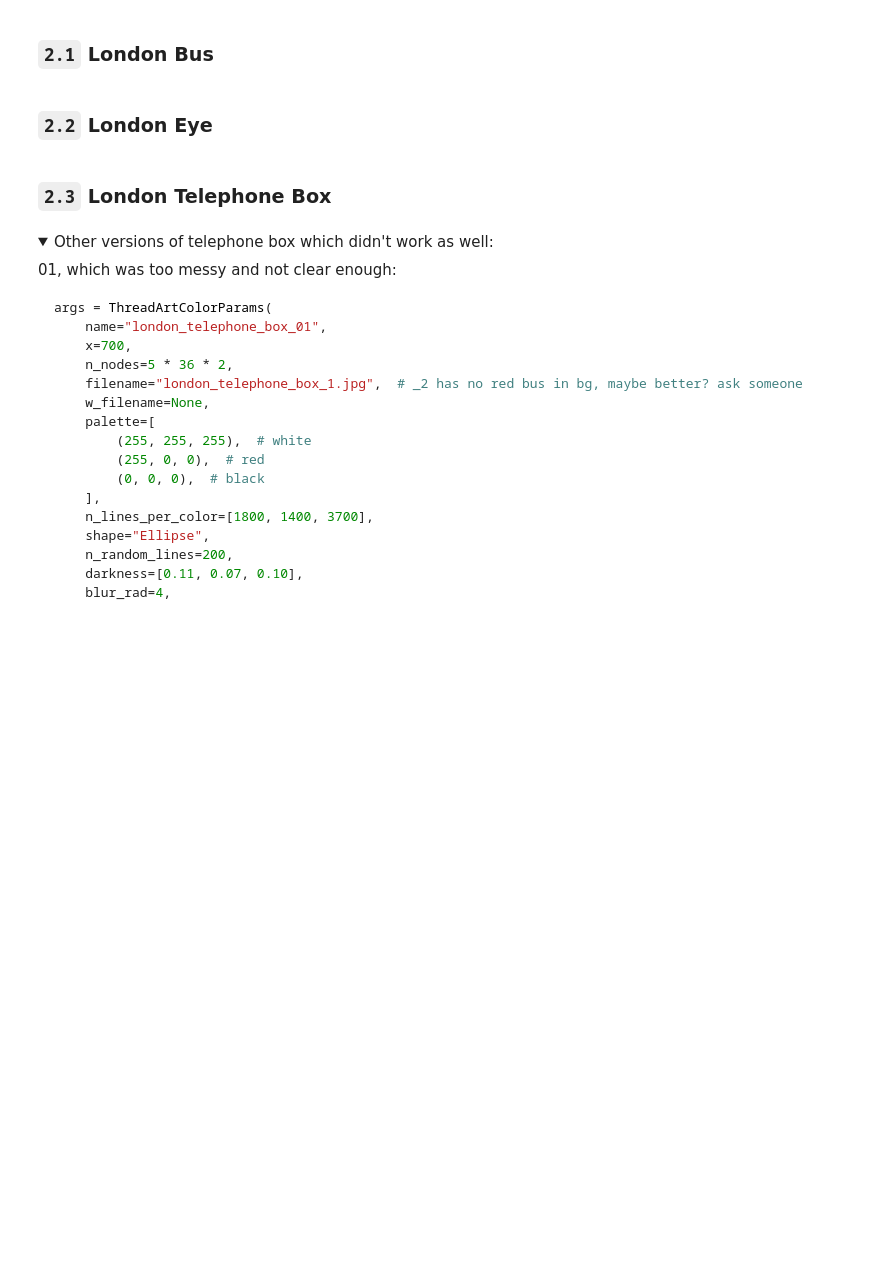
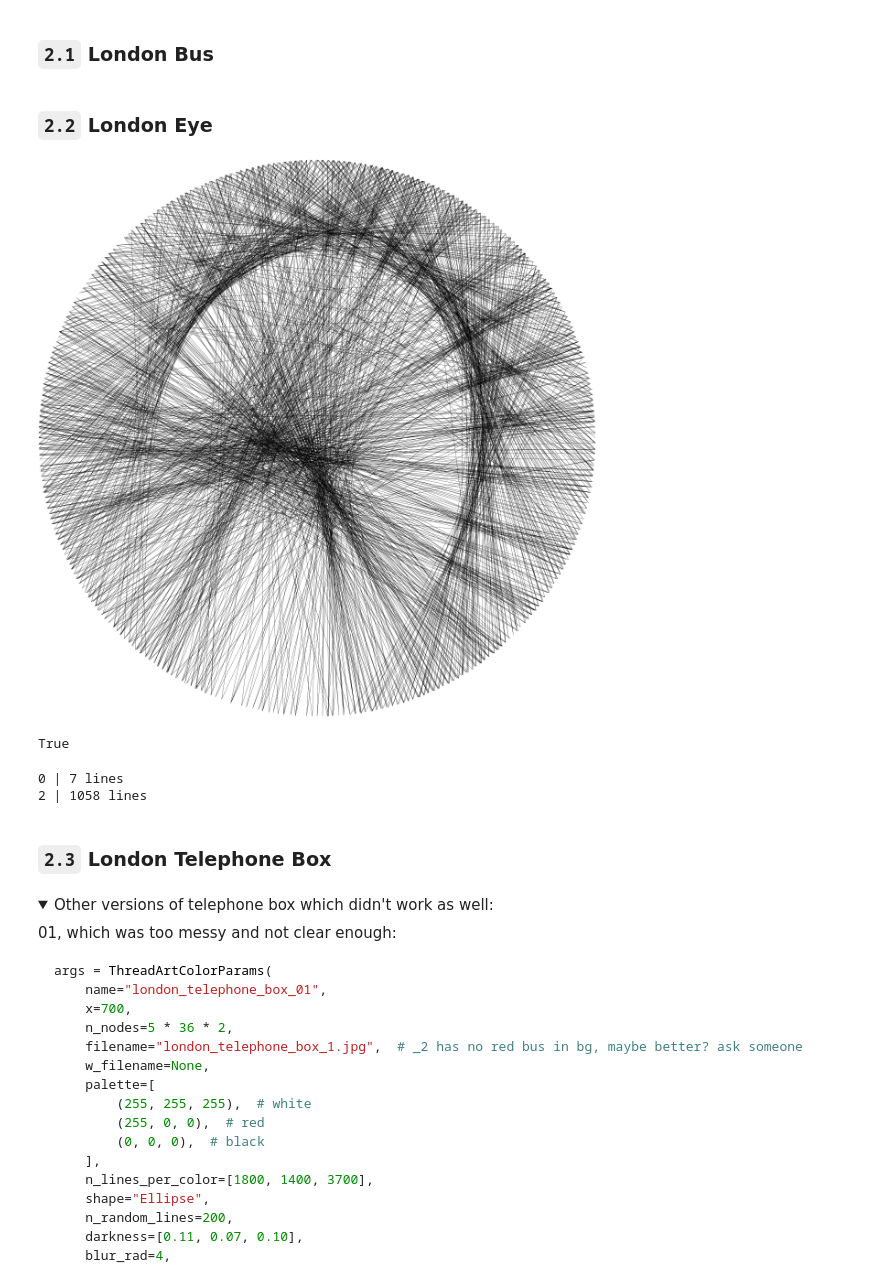
Before and after one commit to ptuan32501-pixel/computational-thread-art-v3, a Jupyter notebook: thread-art-making.ipynb, the cells around one changed output. Saved outputs shown, nothing was run; the diff lists cells and outputs as text; code cells hidden in the pictures; folded sections open; blank space fills up the shorter version.

```diff
--- a/thread-art-making.ipynb
+++ b/thread-art-making.ipynb
@@ -1066,43 +1073,50 @@ kwargs = dict(
     x=612,
     filename="london_eye_3a1.jpg",
     w_filename=None,
     n_lines_per_color=1050,
     shape="Ellipse",
-    n_random_lines=120,
+    n_random_lines=180,
     darkness=0.08,
     neg_penalty_multiplier=0.9,
     group_orders="1,2",
-    mode="monochrome",
+    mode="monochrome-draw",
 )
 
 args = ThreadArtColorParams.from_dict(DEFAULT_DRAW_ARGS | kwargs)
 MyImg = Img(args)
 # MyImg.decompose_image(10000)
 # MyImg.display_output(height=500, width=800)
 clear_output()
 
 line_dict = MyImg.create_canvas()
 
 # MyImg.paint_canvas(
 #     line_dict,
 #     line_width_multiplier=1.1,
 #     html_bg_color=(255, 255, 255),
 #     inner_background_color=(255, 255, 255),
 #     background_color=(255, 255, 255),
 # )
 MyImg.paint_canvas(line_dict, **DEFAULT_DRAW_REALISTIC)
 
 clear_output()
 with open(f"outputs/{args.name}/{args.name}.png", "rb") as f:
     display(Image(f.read()))
+# %% [output]
+[figure, added]
+# %%
+flip_hook_parity = line_dict[(0, 0, 0)][0][1] != line_dict[(0, 0, 0)][1][0]
+flip_hook_parity
+# %% [output]
+True
 # %%
 gcode = instructions.generate_thread_art_gcode(
     line_dict=line_dict,
     n_nodes=args.n_nodes,
     group_orders=args.group_orders,
-    feed_rate=9000,  # 12.5k
+    feed_rate=10_000,  # 12.5k+?
     flip_hook_parity=False,
-    starting_posn=(-125.0, 0.0),
+    starting_posn=(-130.0, 0.0),
 )
 # del gcode[1]
 # print([len(x) for x in gcode])
@@ -1111,7 +1125,10 @@ assert len(gcode) - len(args.group_orders.split(",")) == 1
 for color, code in zip(["0"] + args.group_orders.split(","), gcode, strict=True):
     print(f"{color} | {len(code)} lines")
 
-pyperclip.copy("\n".join(["M3S30"] + gcode[-1][600:1000] + ["M3S0"]))
+pyperclip.copy("\n".join(["M3S30"] + gcode[-1][:] + ["M3S0"]))
+# %% [output]
+0 | 7 lines
+2 | 1058 lines
 # %%
 kwargs = dict(
     name="london_eye_01",
```
Also changed, not shown: parts of 2 cells of this notebook, 1 other file.
